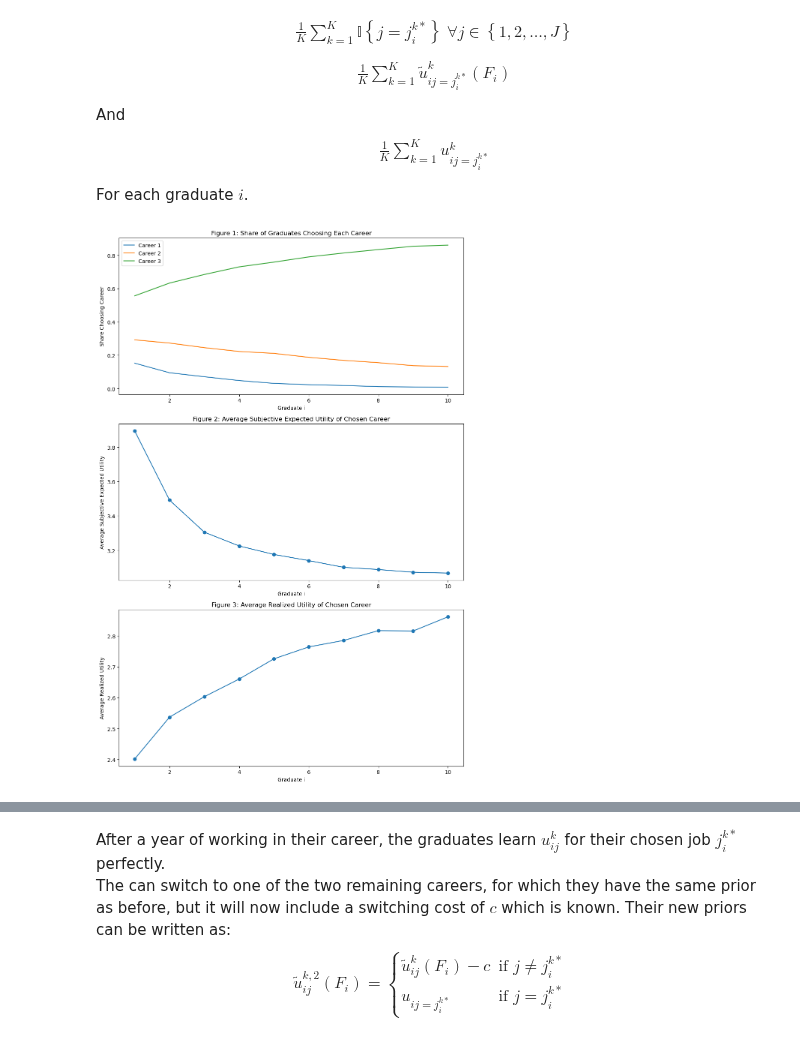
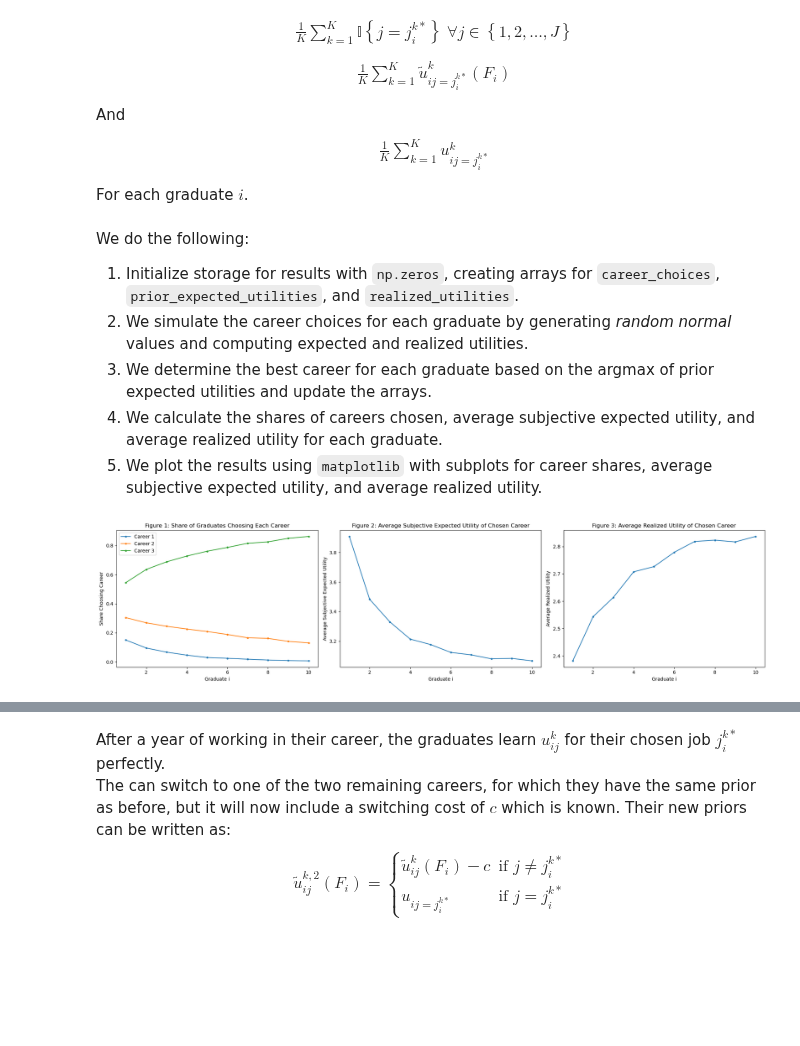
Before and after one commit to NumEconCopenhagen/projects-2024-team-westenholz, a Jupyter notebook: exam_2024/exam_2024.ipynb, the cells around one changed output, grey strips where cells are left out. Saved outputs shown, nothing was run; the diff lists cells and outputs as text; code cells hidden in the pictures; blank space fills up the shorter version.

```diff
--- a/exam_2024/exam_2024.ipynb
+++ b/exam_2024/exam_2024.ipynb
@@ -533,13 +518,28 @@ $$
 \end{align*}
 $$
 For each graduate $i$.
+# %% [markdown]
+We do the following:
+1. Initialize storage for results with `np.zeros`, creating arrays for `career_choices`, `prior_expected_utilities`, and `realized_utilities`.
+2. We simulate the career choices for each graduate by generating *random normal* values and computing expected and realized utilities.
+3. We determine the best career for each graduate based on the argmax of prior expected utilities and update the arrays.
+4. We calculate the shares of careers chosen, average subjective expected utility, and average realized utility for each graduate.
+5. We plot the results using `matplotlib` with subplots for career shares, average subjective expected utility, and average realized utility.
 # %%
-# Initialize storage for results
+# We initialize parameters
+par = SimpleNamespace()
+par.J = 3
+par.N = 10
+par.K = 10000
+par.sigma = 2
+par.v = np.array([1, 2, 3])
+
+# Step 1
 career_choices = np.zeros((par.N, par.K), dtype=int)
 prior_expected_utilities = np.zeros((par.N, par.K))
 realized_utilities = np.zeros((par.N, par.K))
 
-# Simulation
+# Step 2 and 3
 for k in range(par.K):
     for i in range(par.N):
         Fi = i + 1
@@ -556,41 +556,41 @@ for k in range(par.K):
         prior_expected_utilities[i, k] = prior_expected_utility[best_career]
         realized_utilities[i, k] = realized_utility[best_career]
 
-# Calculate shares, average subjective expected utility, and average realized utility
+# Step 4
 career_shares = np.zeros((par.N, par.J))
 avg_prior_expected_utilities = np.zeros(par.N)
 avg_realized_utilities = np.zeros(par.N)
 
 for i in range(par.N):
     for j in range(par.J):
         career_shares[i, j] = np.mean(career_choices[i, :] == j)
     avg_prior_expected_utilities[i] = np.mean(prior_expected_utilities[i, :])
     avg_realized_utilities[i] = np.mean(realized_utilities[i, :])
 
-# Plotting the results
-fig, axs = plt.subplots(3, 1, figsize=(10, 15))
+# Step 5
+fig, axs = plt.subplots(1, 3, figsize=(20, 5))
 
-# Share of graduates choosing each career
+# Figure 1: Share of graduates choosing each career
 for j in range(par.J):
-    axs[0].plot(range(1, par.N + 1), career_shares[:, j], label=f'Career {j+1}')
+    axs[0].plot(range(1, par.N + 1), career_shares[:, j], marker='.', label=f'Career {j+1}')
 axs[0].set_xlabel('Graduate i')
 axs[0].set_ylabel('Share Choosing Career')
 axs[0].set_title('Figure 1: Share of Graduates Choosing Each Career')
 axs[0].legend()
 
-# Average subjective expected utility
-axs[1].plot(range(1, par.N + 1), avg_prior_expected_utilities, marker='o')
+# Figure 2: Average subjective expected utility
+axs[1].plot(range(1, par.N + 1), avg_prior_expected_utilities, marker='.')
 axs[1].set_xlabel('Graduate i')
 axs[1].set_ylabel('Average Subjective Expected Utility')
 axs[1].set_title('Figure 2: Average Subjective Expected Utility of Chosen Career')
 
-# Average realized utility
-axs[2].plot(range(1, par.N + 1), avg_realized_utilities, marker='o')
+# Figure 3: Average realized utility
+axs[2].plot(range(1, par.N + 1), avg_realized_utilities, marker='.')
 axs[2].set_xlabel('Graduate i')
 axs[2].set_ylabel('Average Realized Utility')
 axs[2].set_title('Figure 3: Average Realized Utility of Chosen Career')
 
 plt.tight_layout()
 plt.show()
 # %% [output]
-[figure, old version]
+[figure, new version]
```
Also changed, not shown: parts of 32 cells of this notebook, 2 other files.
